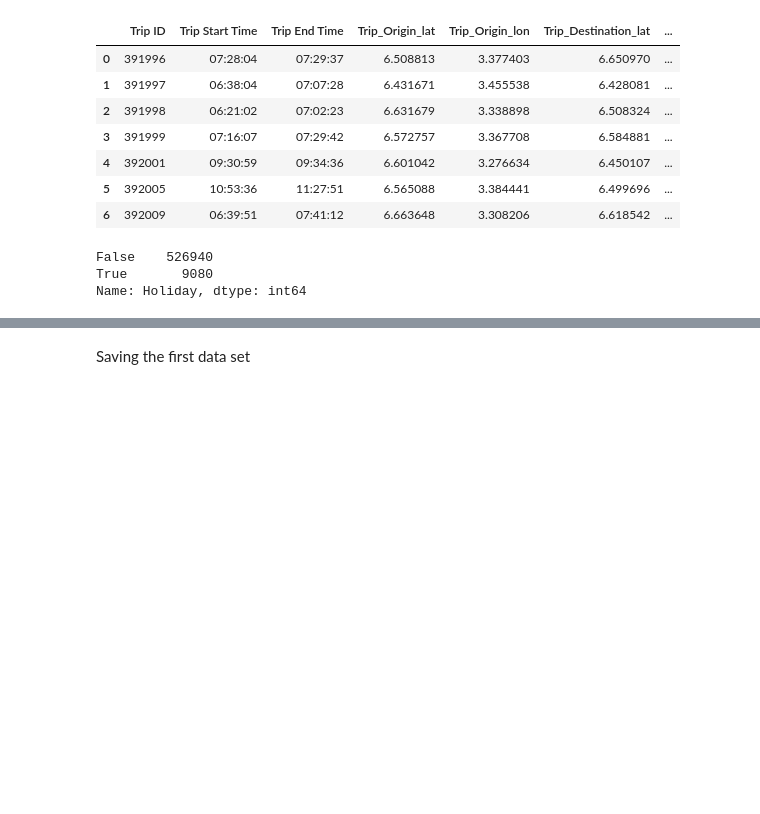
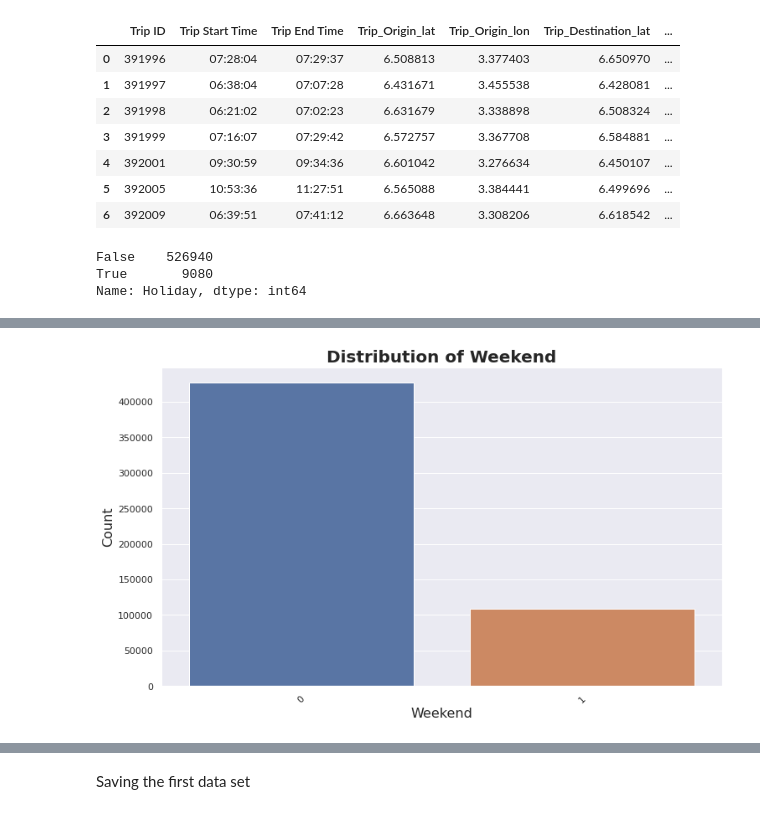
Before and after one commit to Fisseha-Estifanos/delivery_drivers, a Jupyter notebook: notebooks/eda.ipynb, the cells around one changed output, grey strips where cells are left out. Cells and saved outputs as stored; diff of their text form; code cells hidden in the pictures; blank space fills up the shorter version.

```diff
--- a/notebooks/eda.ipynb
+++ b/notebooks/eda.ipynb
@@ -471,0 +475,6 @@ Name: Holiday, dtype: int64
+# %%
+df1['Weekend'] = df1['Trip Start Date'].apply(lambda x: cleaner.isWeekend(x))
+# %%
+visualizer.plot_count(df1, 'Weekend')
+# %% [output]
+[figure, added]
```
Also changed, not shown: parts of 3 cells of this notebook.
